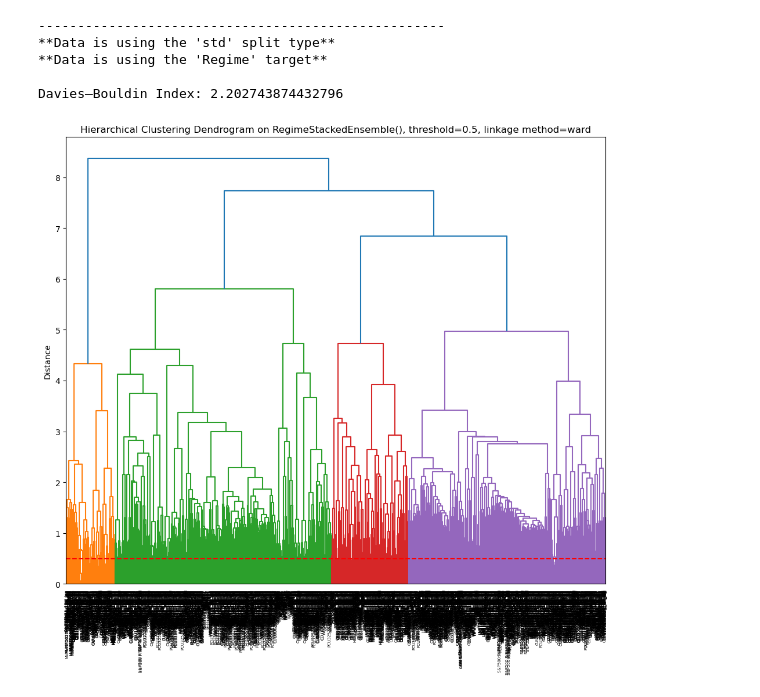
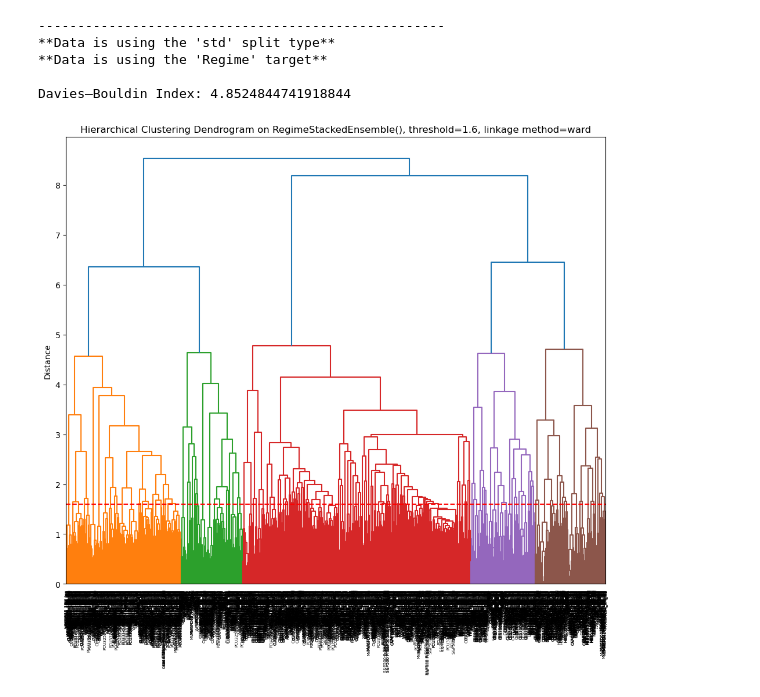
Before and after one commit to jonkerr/bug-free-palm-tree, a Jupyter notebook: permutation_importance_stacked.ipynb, the cells around one changed output. Saved outputs shown, nothing was run; the diff lists cells and outputs as text; code cells hidden in the pictures.

```diff
--- a/permutation_importance_stacked.ipynb
+++ b/permutation_importance_stacked.ipynb
@@ -25,5 +26,5 @@ from stacked_ensemble import BearStackedEnsemble, RegimeStackedEnsemble
 # %%
-def load_data(stacked_model):
+def load_data(stacked_model, oversample=False):
     model = stacked_model
     fs = model.get_feature_set()
 
@@ -31,6 +32,16 @@ def load_data(stacked_model):
     data = get_training_data(fs['split_type'], fs['feature'], fs['target'])
     X_train, y_train = data['X_train'], data['y_train']
     X_test, y_test = data['X_test'], data['y_test']
+
+    if TARGET == 'Regime':
+        # print("Using SVMSMOTE to oversample the minority class on the training set\n")
+        # sm = SMOTE(random_state=SEED)
+        # sm = BorderlineSMOTE(random_state=SEED, kind='borderline-2')
+        sm = SVMSMOTE(random_state=SEED)
+        # sm = ADASYN(random_state=SEED)
+        X_res, y_res = sm.fit_resample(X_train, y_train)
+        X_train = X_res
+        y_train = y_res
 
     return X_train, y_train.values.ravel(), X_test, y_test.values.ravel()
 
@@ -105,7 +116,7 @@ METHOD = 'ward'
 def get_thresh(target=TARGET):
     if target == 'bear':
         return 0.1
-    return 0.5
+    return 1.6
 threshold = get_thresh()
 fig1, ax1 = plt.subplots(figsize=(12, 10))
 dist_linkage = perform_hierarchical_clustering(create_correlation_matrix(X), method=METHOD)
@@ -115,32 +126,32 @@ dendro = plot_dendrogram(X, ax1)
 clusters = hierarchy.fcluster(dist_linkage, t=threshold, criterion='distance')
 
 # Transpose X to treat features as samples for DBI calculation
 X_transposed = X.T
 
 # Calculate Davies–Bouldin Index
 db_index = davies_bouldin_score(X_transposed, clusters)
 
 print(f"Davies–Bouldin Index: {db_index}")
 
 
 plt.title(f'Hierarchical Clustering Dendrogram on {get_ensemble_model()}, threshold={threshold}, linkage method={METHOD}')
 # plt.title(f'Hierarchical Clustering Dendrogram on All Features, threshold={threshold}')
 ax1.set_ylabel('Distance')
 # horizontal line at y=threshold
 ax1.axhline(y=threshold, color='r', linestyle='--')
 plt.show()
 
 # Plot Heatmap
 fig2, ax2 = plt.subplots(figsize=(22, 12))
 corr = create_correlation_matrix(X)
 plot_heatmap(corr, dendro, ax2)
 plt.title(f'Correlation Matrix Heatmap')
 
 plt.show()
 # %% [output]
 ----------------------------------------------------
 **Data is using the 'std' split type**
 **Data is using the 'Regime' target**
 
-Davies–Bouldin Index: 2.202743874432796
+Davies–Bouldin Index: 4.8524844741918844
-[figure, old version]
+[figure, new version]
```
Also changed, not shown: parts of 7 cells of this notebook, 4 other files.
